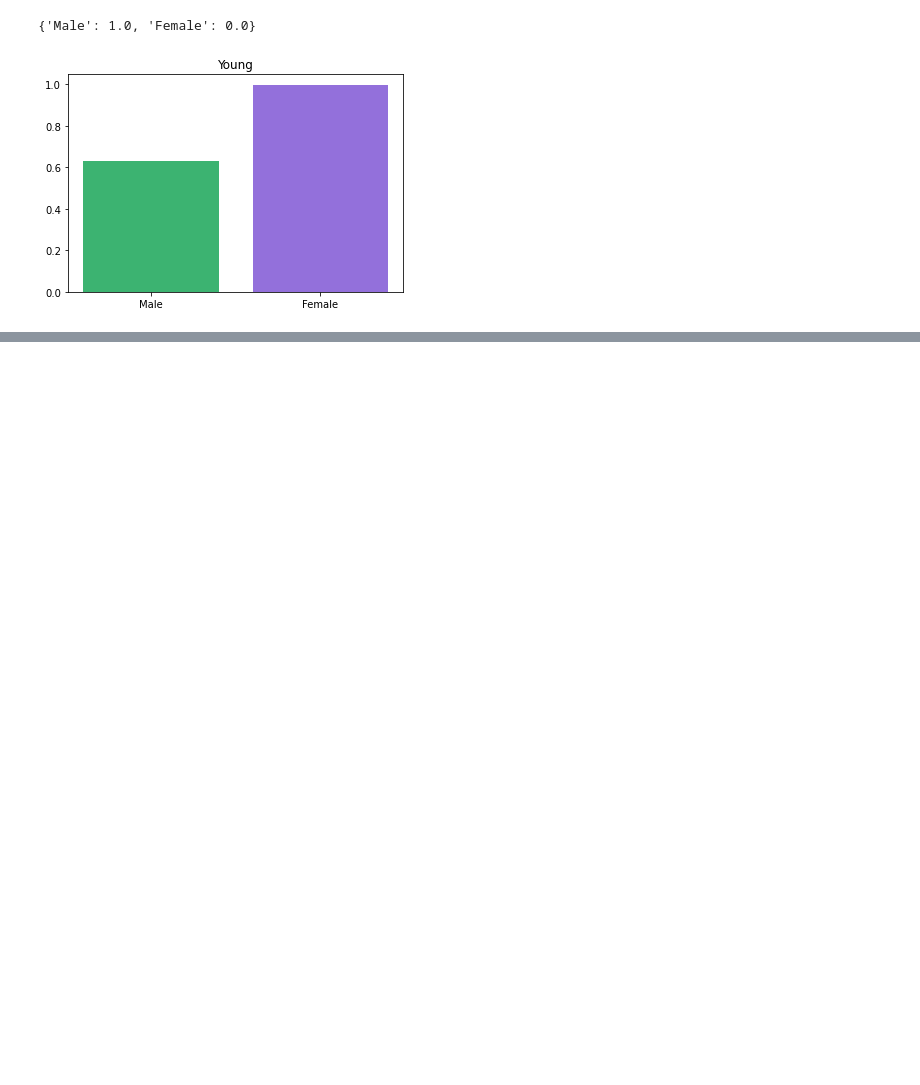
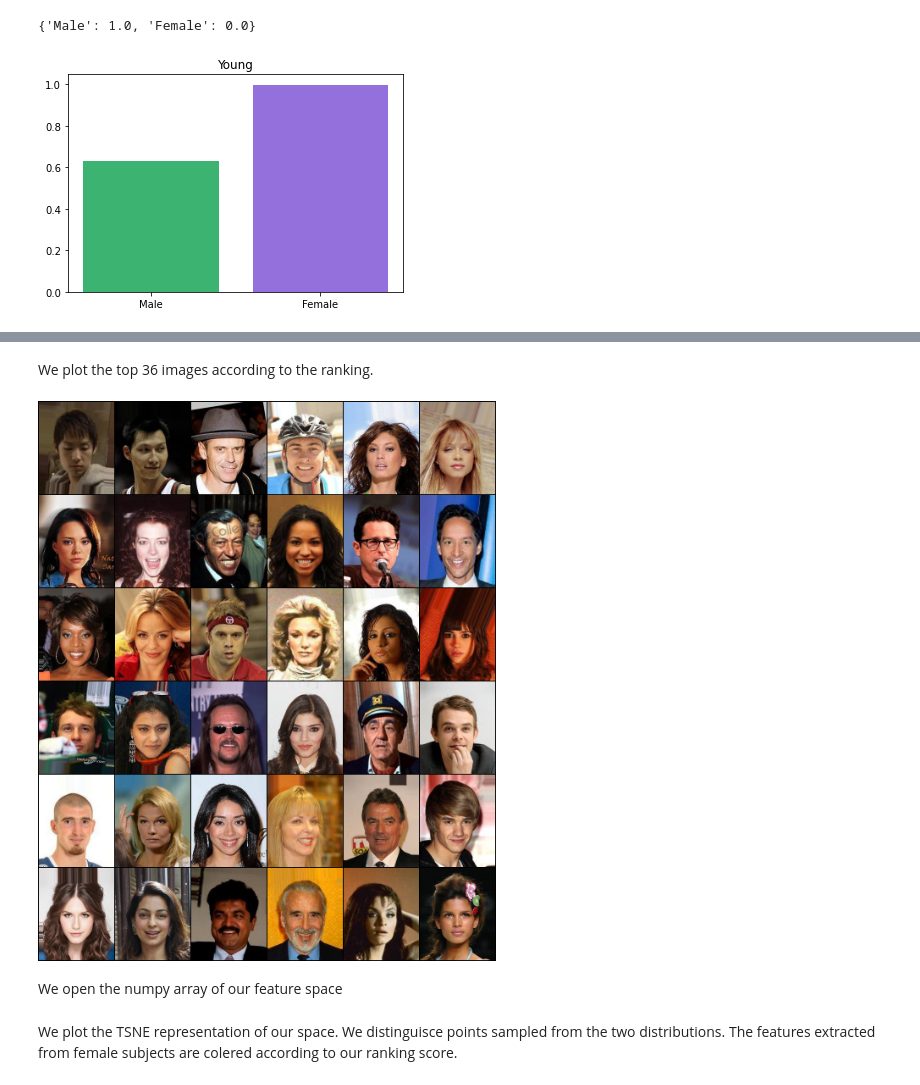
Before and after one commit to nobias-project/OT-ICNN-bias, a Jupyter notebook: notebooks/Evaluation_Experiments_CelebA.ipynb, the cells around one changed output, grey strips where cells are left out. Drawn from its saved outputs; the diff is of its cells as text; code cells hidden in the pictures; blank space fills up the shorter version.

```diff
--- a/notebooks/Evaluation_Experiments_CelebA.ipynb
+++ b/notebooks/Evaluation_Experiments_CelebA.ipynb
@@ -100 +134,25 @@ for male in [1,-1]:
 ... (66 outputs left out)
+# %% [markdown]
+We plot the top 36 images according to the ranking.
+# %%
+def save_images_as_grid(path, array_img_vectors):
+
+    array_img_vectors = torch.from_numpy(array_img_vectors)\
+        .float().permute(0, 3, 1, 2)
+    grid = make_grid(array_img_vectors, nrow=6, normalize=True)*255
+    ndarr = grid.to('cpu', torch.uint8).numpy().T
+    im = Image.fromarray(ndarr.transpose(1, 0, 2))
+
+    #im.save(path)
+    display(im)
+# %%
+img_ids = df.sort_values(by="foo", ascending=False)["image_id"][:36]
+array_img_vectors = np.array(
+    [skimage.io.imread("../data/celeba/Img_folder/Img/" + file)
+     for file in img_ids])
+# %%
+save_images_as_grid("", array_img_vectors)
+# %% [output]
+[figure, added]
+# %% [markdown]
+We open the numpy array of our feature space
@@ -100,0 +165,2 @@ for male in [1,-1]:
+# %% [markdown]
+We plot the TSNE representation of our space. We distinguisce points sampled from the two distributions. The features extracted from female subjects are colered according to our ranking score.
```
Also changed, not shown: parts of 20 cells of this notebook.
